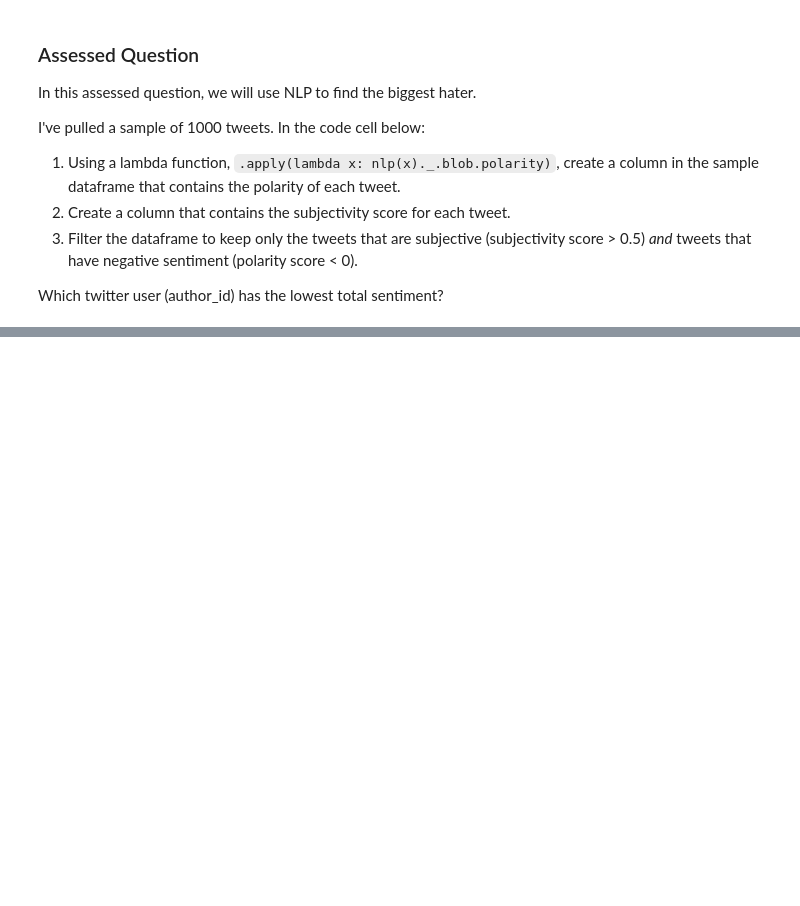
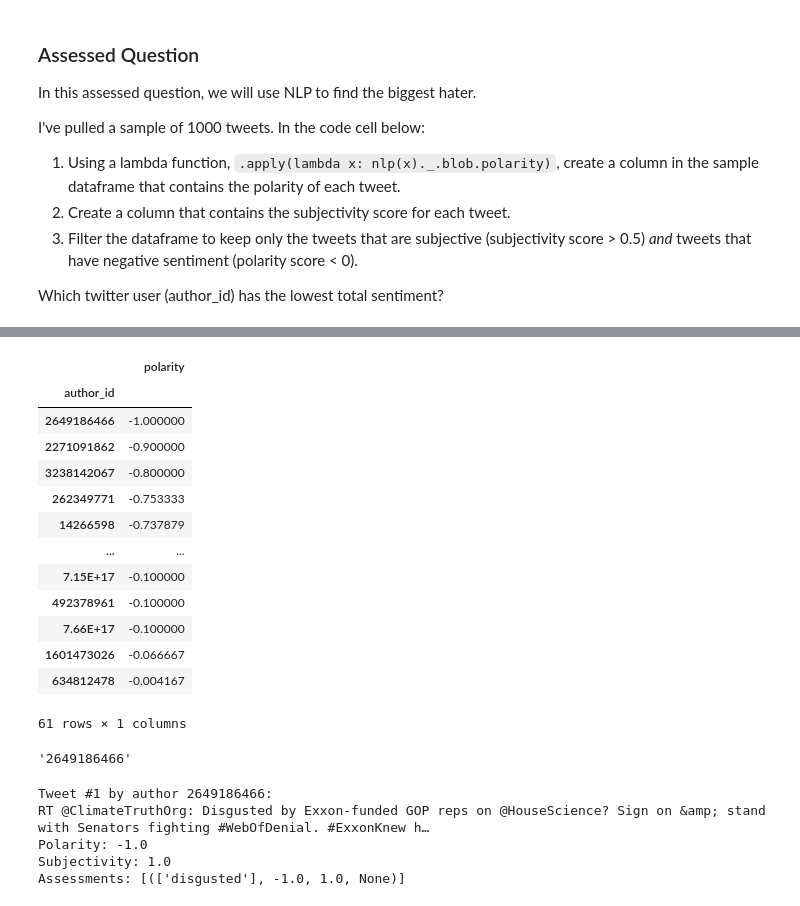
Before and after one commit to Maiasamberger/QM2, a Jupyter notebook: notebooks/W04. Natural Language Processing.ipynb, the cells around one changed output, grey strips where cells are left out. Cells and saved outputs as stored; diff of their text form; code cells hidden in the pictures; blank space fills up the shorter version.

```diff
--- a/notebooks/W04. Natural Language Processing.ipynb
+++ b/notebooks/W04. Natural Language Processing.ipynb
@@ -590,0 +785,9 @@ sample= tweets.sample(1000, random_state=1)
+# %%
+# 1. create a column called "polarity" that contains the polarity of each tweet
+sample['polarity']=sample['text'].apply(lambda x: nlp(x)._.blob.polarity)
+
+# 2. create a column called "subjectivity" that contains the subjecitivty score of each tweet
+sample['subjectivity']=sample['text'].apply(lambda x: nlp(x)._.blob.subjectivity)
+
+# print the author id of each tweet (bcs question pertains to that), along with the polarity of each tweet.
+print(sample[['author_id','polarity', 'subjectivity']])
@@ -590,0 +809,6 @@ sample= tweets.sample(1000, random_state=1)
+# %%
+# 3. Filtering the dataframe
+
+filtered_sample = sample[sample['subjectivity'] > 0.5][sample['polarity'] < 0]
+
+print(filtered_sample[['author_id', 'polarity', 'subjectivity']])
@@ -590,0 +830,41 @@ sample= tweets.sample(1000, random_state=1)
+# %%
+ranked_sentiment = filtered_sample.groupby('author_id')['polarity'].sum().sort_values().to_frame()
+ranked_sentiment
+# %% [output]
+|  | polarity |
+| author_id |  |
+| 2649186466 | -1.000000 |
+| 2271091862 | -0.900000 |
+| 3238142067 | -0.800000 |
+| 262349771 | -0.753333 |
+| 14266598 | -0.737879 |
+| ... | ... |
+| 7.15E+17 | -0.100000 |
+| 492378961 | -0.100000 |
+| 7.66E+17 | -0.100000 |
+| 1601473026 | -0.066667 |
+| 634812478 | -0.004167 |
+61 rows × 1 columns
+# %%
+lowest_author = ranked_sentiment.index[0]
+lowest_author
+# %% [output]
+'2649186466'
+# %%
+# Sanity check
+
+author_tweets = filtered_sample[filtered_sample['author_id'] == lowest_author]
+
+for i, text in enumerate(author_tweets['text']):
+    doc = nlp(text)
+    print(f"\nTweet #{i+1} by author {lowest_author}:")
+    print(text)
+    print("Polarity:", doc._.blob.polarity)
+    print("Subjectivity:", doc._.blob.subjectivity)
+    print("Assessments:", doc._.blob.sentiment_assessments.assessments)
+# %% [output]
+Tweet #1 by author 2649186466:
+RT @ClimateTruthOrg: Disgusted by Exxon-funded GOP reps on @HouseScience? Sign on &amp; stand with Senators fighting #WebOfDenial. #ExxonKnew h…
+Polarity: -1.0
+Subjectivity: 1.0
+Assessments: [(['disgusted'], -1.0, 1.0, None)]
```
Also changed, not shown: parts of 28 cells of this notebook.
